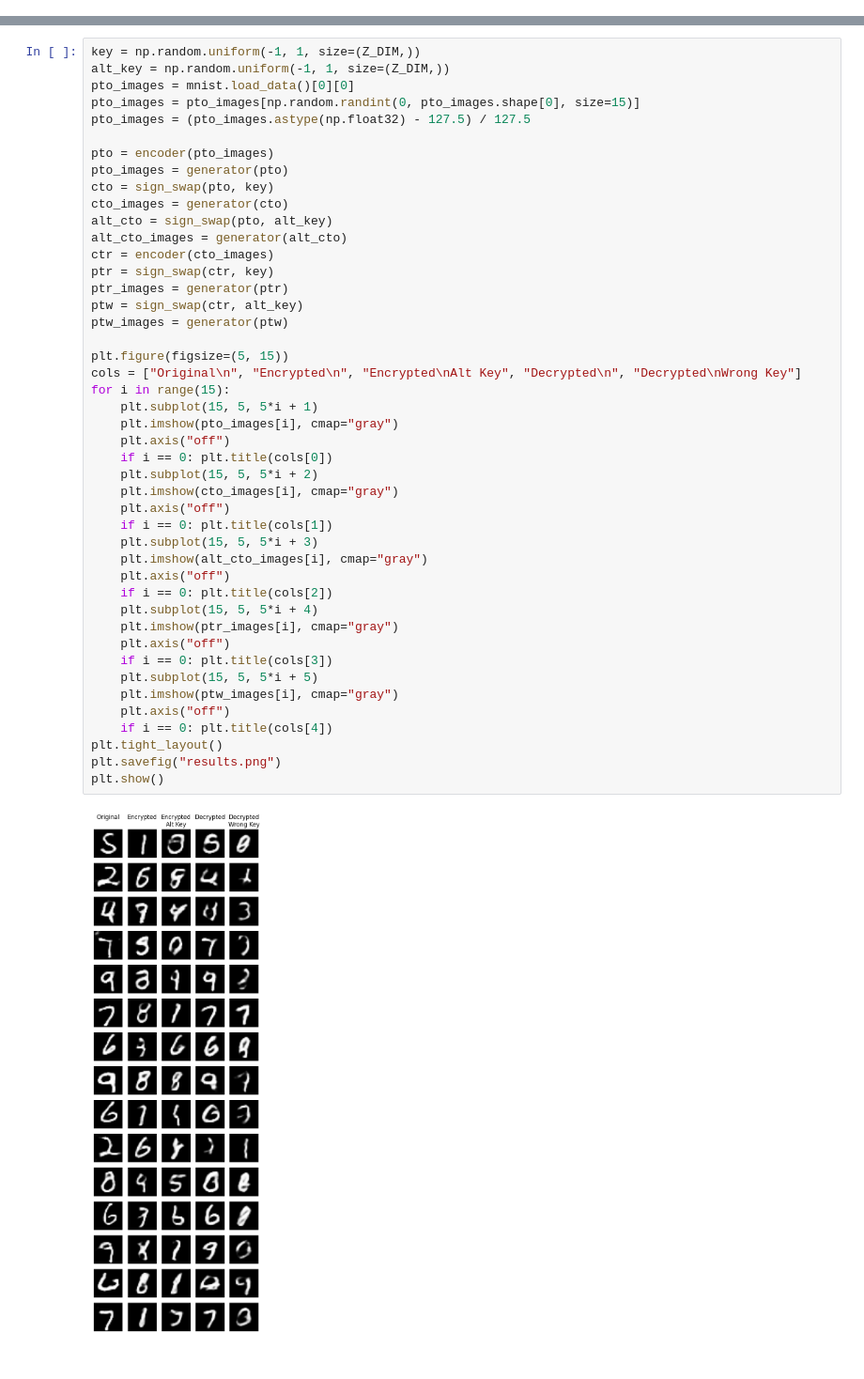
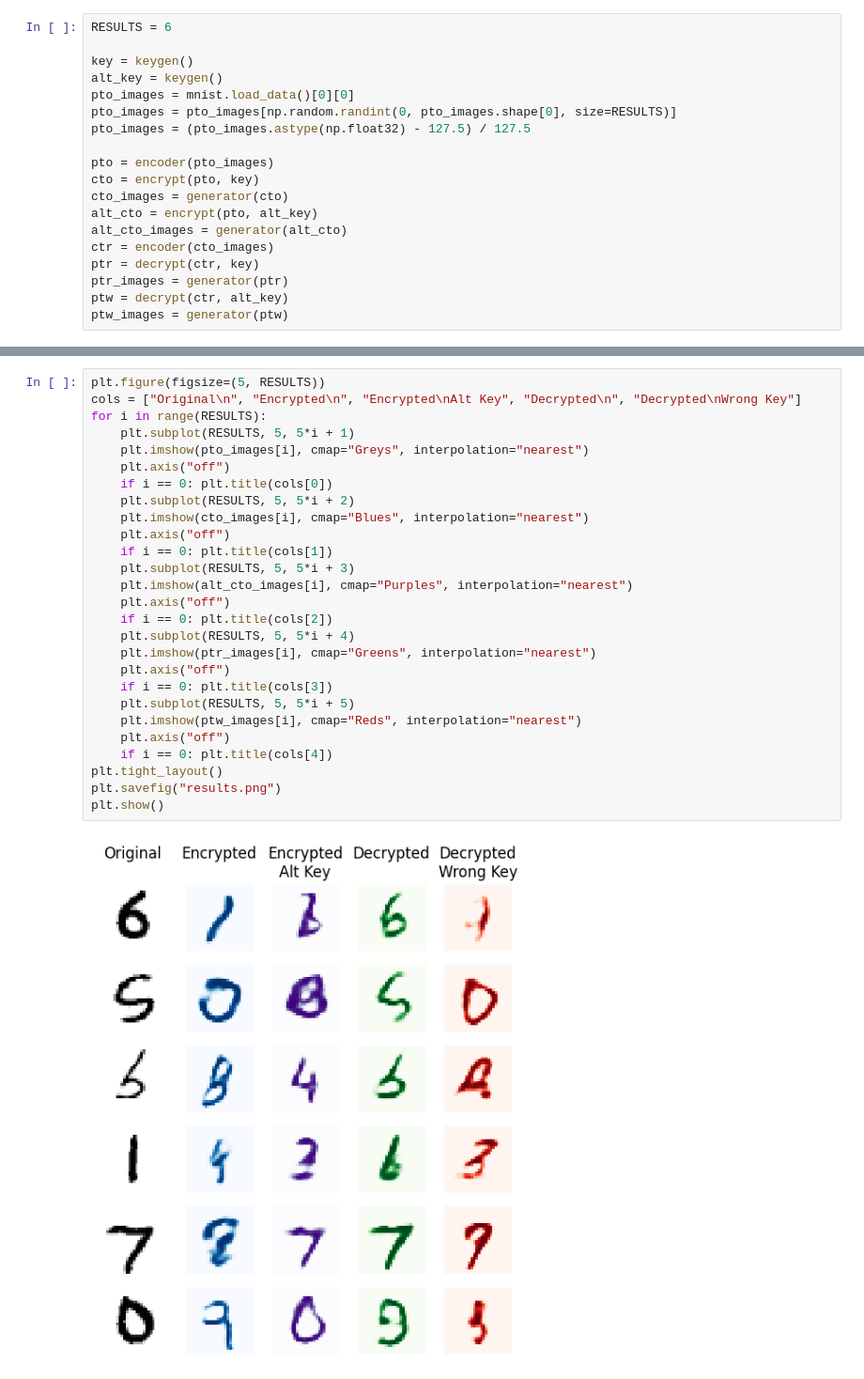
Before and after one commit to pythonian23/CPE, a Jupyter notebook: cpe.ipynb, the cells around one changed output, grey strips where cells are left out. Shown: that part at 94% size. Cells and saved outputs as stored; diff of their text form.

```diff
--- a/cpe.ipynb
+++ b/cpe.ipynb
@@ -12,0 +32,19 @@ encoder = load_model("encoder.h5")
+# %%
+RESULTS = 6
+
+key = keygen()
+alt_key = keygen()
+pto_images = mnist.load_data()[0][0]
+pto_images = pto_images[np.random.randint(0, pto_images.shape[0], size=RESULTS)]
+pto_images = (pto_images.astype(np.float32) - 127.5) / 127.5
+
+pto = encoder(pto_images)
+cto = encrypt(pto, key)
+cto_images = generator(cto)
+alt_cto = encrypt(pto, alt_key)
+alt_cto_images = generator(alt_cto)
+ctr = encoder(cto_images)
+ptr = decrypt(ctr, key)
+ptr_images = generator(ptr)
+ptw = decrypt(ctr, alt_key)
+ptw_images = generator(ptw)
@@ -13,47 +55,29 @@ encoder = load_model("encoder.h5")
 # %%
-key = np.random.uniform(-1, 1, size=(Z_DIM,))
-alt_key = np.random.uniform(-1, 1, size=(Z_DIM,))
-pto_images = mnist.load_data()[0][0]
-pto_images = pto_images[np.random.randint(0, pto_images.shape[0], size=15)]
-pto_images = (pto_images.astype(np.float32) - 127.5) / 127.5
-
-pto = encoder(pto_images)
-pto_images = generator(pto)
-cto = sign_swap(pto, key)
-cto_images = generator(cto)
-alt_cto = sign_swap(pto, alt_key)
-alt_cto_images = generator(alt_cto)
-ctr = encoder(cto_images)
-ptr = sign_swap(ctr, key)
-ptr_images = generator(ptr)
-ptw = sign_swap(ctr, alt_key)
-ptw_images = generator(ptw)
-
-plt.figure(figsize=(5, 15))
+plt.figure(figsize=(5, RESULTS))
 cols = ["Original\n", "Encrypted\n", "Encrypted\nAlt Key", "Decrypted\n", "Decrypted\nWrong Key"]
-for i in range(15):
-    plt.subplot(15, 5, 5*i + 1)
-    plt.imshow(pto_images[i], cmap="gray")
+for i in range(RESULTS):
+    plt.subplot(RESULTS, 5, 5*i + 1)
+    plt.imshow(pto_images[i], cmap="Greys", interpolation="nearest")
     plt.axis("off")
     if i == 0: plt.title(cols[0])
-    plt.subplot(15, 5, 5*i + 2)
-    plt.imshow(cto_images[i], cmap="gray")
+    plt.subplot(RESULTS, 5, 5*i + 2)
+    plt.imshow(cto_images[i], cmap="Blues", interpolation="nearest")
     plt.axis("off")
     if i == 0: plt.title(cols[1])
-    plt.subplot(15, 5, 5*i + 3)
-    plt.imshow(alt_cto_images[i], cmap="gray")
+    plt.subplot(RESULTS, 5, 5*i + 3)
+    plt.imshow(alt_cto_images[i], cmap="Purples", interpolation="nearest")
     plt.axis("off")
     if i == 0: plt.title(cols[2])
-    plt.subplot(15, 5, 5*i + 4)
-    plt.imshow(ptr_images[i], cmap="gray")
+    plt.subplot(RESULTS, 5, 5*i + 4)
+    plt.imshow(ptr_images[i], cmap="Greens", interpolation="nearest")
     plt.axis("off")
     if i == 0: plt.title(cols[3])
-    plt.subplot(15, 5, 5*i + 5)
-    plt.imshow(ptw_images[i], cmap="gray")
+    plt.subplot(RESULTS, 5, 5*i + 5)
+    plt.imshow(ptw_images[i], cmap="Reds", interpolation="nearest")
     plt.axis("off")
     if i == 0: plt.title(cols[4])
 plt.tight_layout()
 plt.savefig("results.png")
 plt.show()
 # %% [output]
-[figure, old version]
+[figure, new version]
```
Also changed, not shown: parts of 5 cells of this notebook, 3 other files.
